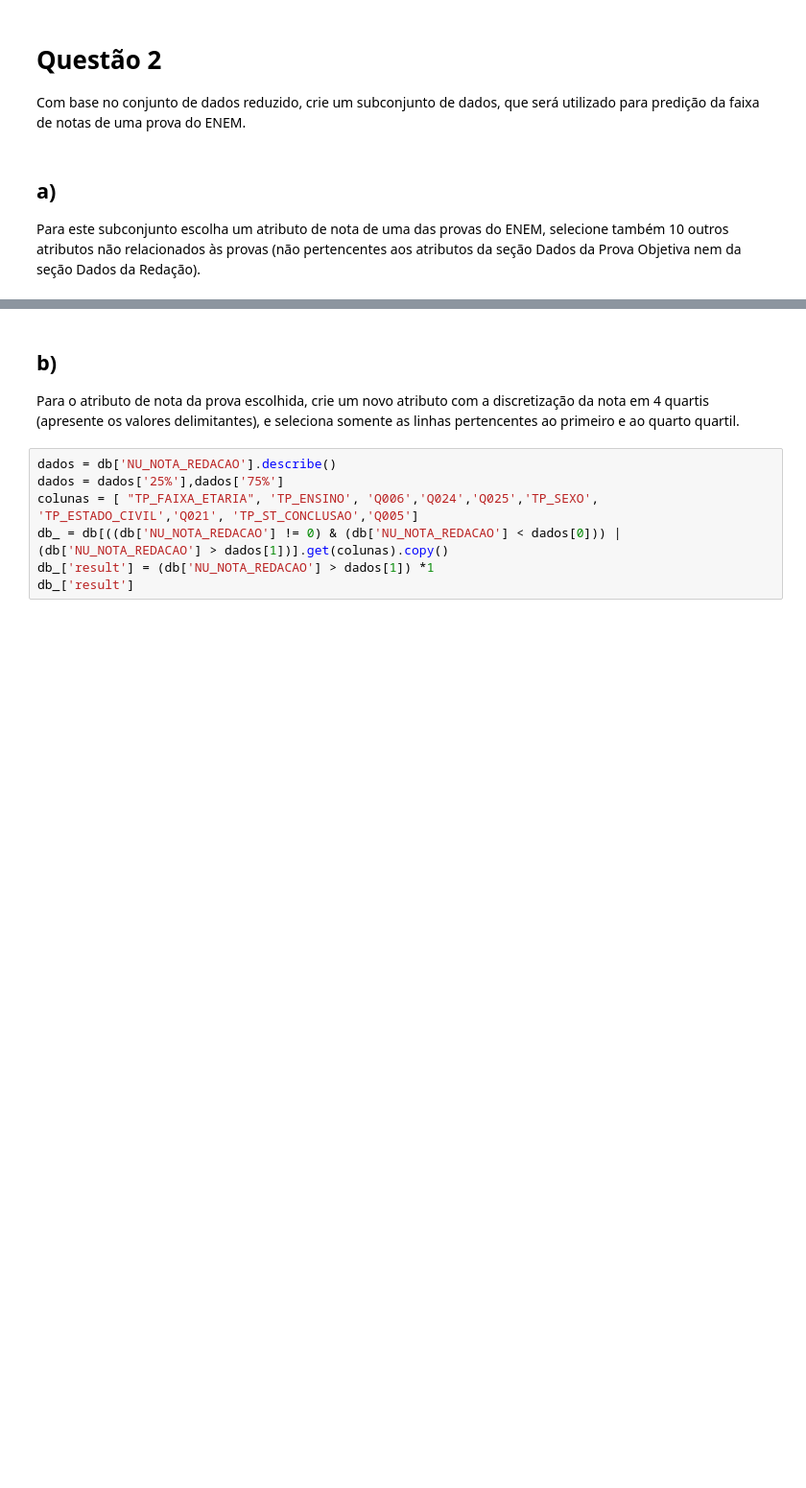
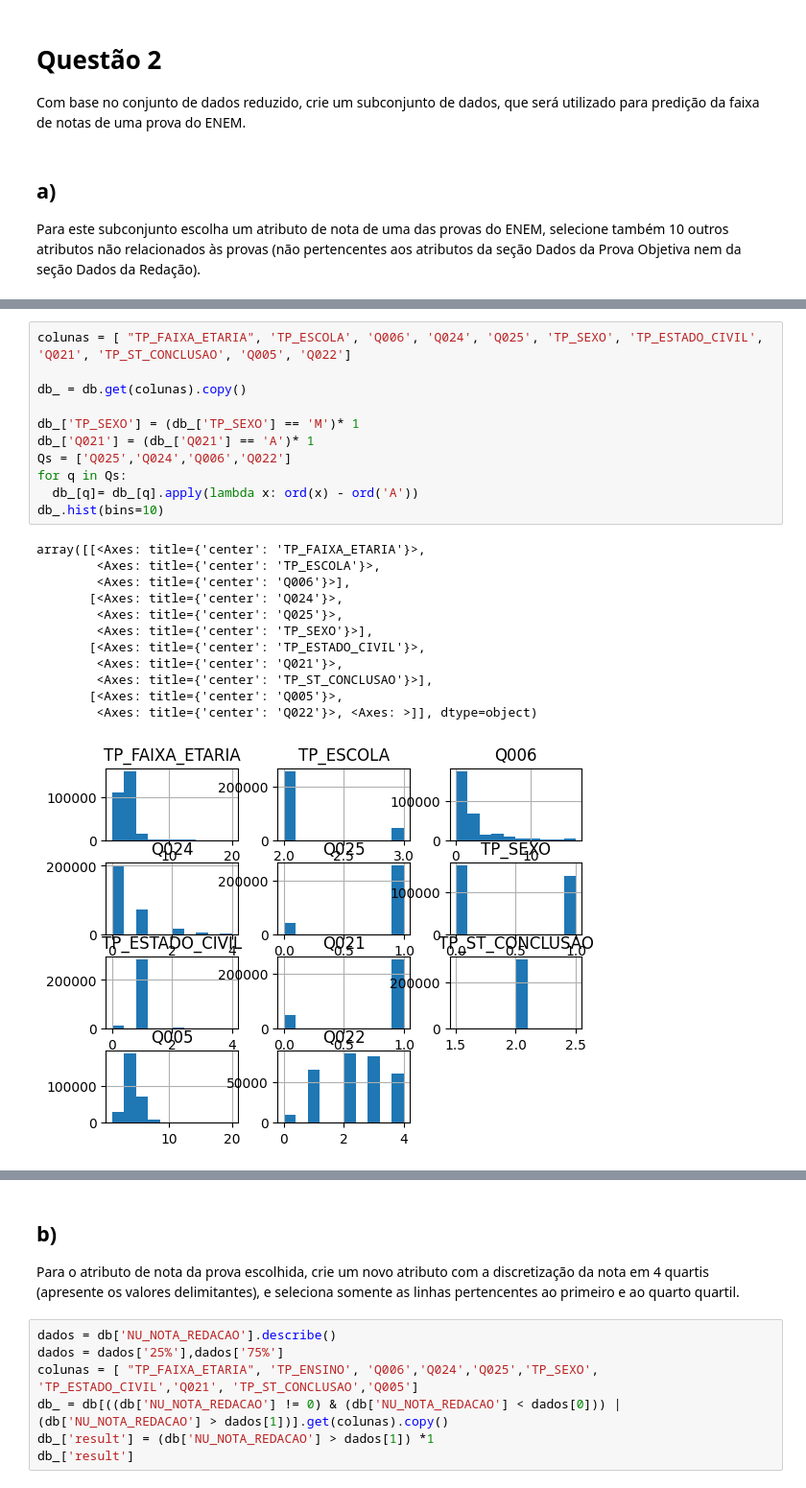
Before and after one commit to denielfer/Micro_dados_enem-2022, a Jupyter notebook: ML.ipynb, the cells around one changed output, grey strips where cells are left out. Shown at 96% size. Saved outputs shown, nothing was run; the diff lists cells and outputs as text; blank space fills up the shorter version.

```diff
--- a/ML.ipynb
+++ b/ML.ipynb
@@ -63,0 +74,24 @@ pq escolheu cada um, pode colocar em bloco de atributo,
+# %%
+colunas = [ "TP_FAIXA_ETARIA", 'TP_ESCOLA', 'Q006', 'Q024', 'Q025', 'TP_SEXO', 'TP_ESTADO_CIVIL', 'Q021', 'TP_ST_CONCLUSAO', 'Q005', 'Q022']
+
+db_ = db.get(colunas).copy()
+
+db_['TP_SEXO'] = (db_['TP_SEXO'] == 'M')* 1
+db_['Q021'] = (db_['Q021'] == 'A')* 1
+Qs = ['Q025','Q024','Q006','Q022']
+for q in Qs:
+  db_[q]= db_[q].apply(lambda x: ord(x) - ord('A'))
+db_.hist(bins=10)
+# %% [output]
+array([[<Axes: title={'center': 'TP_FAIXA_ETARIA'}>,
+        <Axes: title={'center': 'TP_ESCOLA'}>,
+        <Axes: title={'center': 'Q006'}>],
+       [<Axes: title={'center': 'Q024'}>,
+        <Axes: title={'center': 'Q025'}>,
+        <Axes: title={'center': 'TP_SEXO'}>],
+       [<Axes: title={'center': 'TP_ESTADO_CIVIL'}>,
+        <Axes: title={'center': 'Q021'}>,
+        <Axes: title={'center': 'TP_ST_CONCLUSAO'}>],
+       [<Axes: title={'center': 'Q005'}>,
+        <Axes: title={'center': 'Q022'}>, <Axes: >]], dtype=object)
+[figure, added]
```
Also changed, not shown: parts of 19 cells of this notebook, 6 other files.
